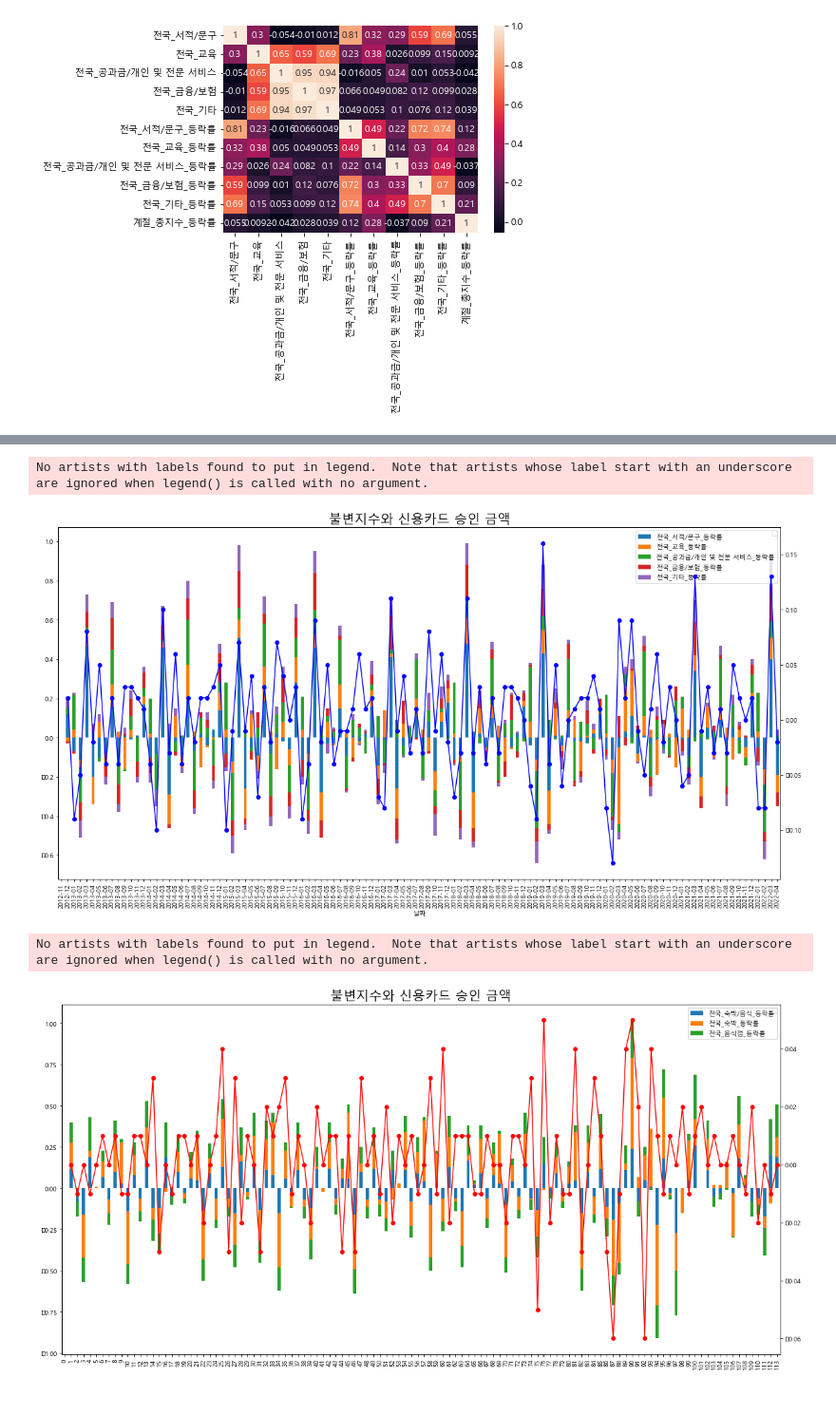
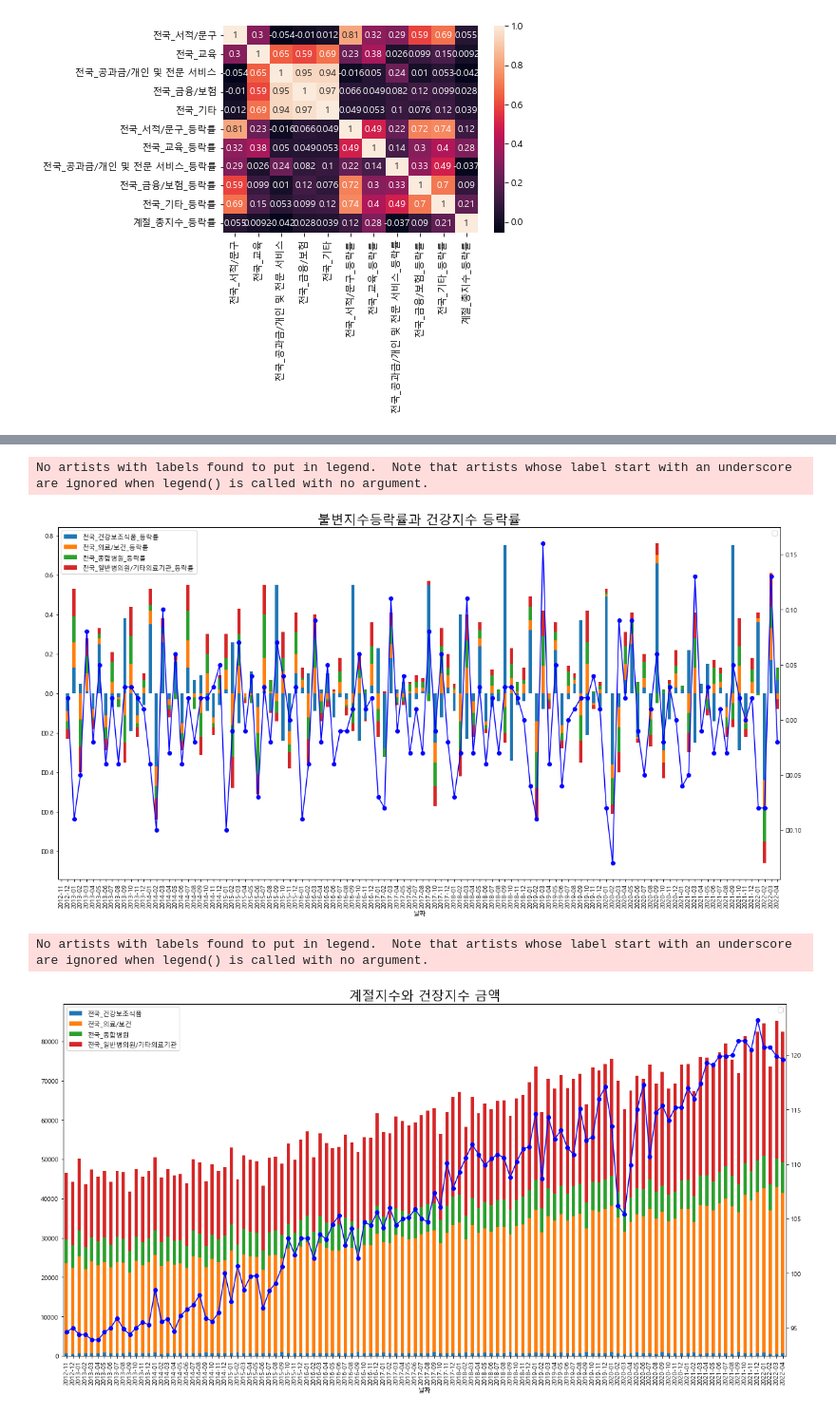
Before and after one commit to KJH3024/test, a Jupyter notebook: 프로젝트1/전국_카드.ipynb, the cells around one changed output, grey strips where cells are left out. Shown at 95% size. Cells and saved outputs as stored; diff of their text form; code cells hidden in the pictures.

```diff
--- a/프로젝트1/전국_카드.ipynb
+++ b/프로젝트1/전국_카드.ipynb
@@ -333,6 +336,11 @@ df_hospital_b.head()
 | 2 | 2013-01 | 624.08 | 24766.40 | 6535.50 | 18230.90 | 0.13 | 0.13 | 0.13 | ... |
 | 3 | 2013-02 | 656.89 | 21469.13 | 5601.15 | 15867.98 | 0.05 | -0.13 | -0.14 | ... |
 | 4 | 2013-03 | 661.44 | 23354.47 | 6094.44 | 17260.03 | 0.01 | 0.09 | 0.09 | ... |
+# %%
+df_hospital_b.set_index('날짜', inplace=True)
+df_hospital_b1.set_index('날짜', inplace=True)
+df_hospital_s.set_index('날짜', inplace=True)
+df_hospital_s1.set_index('날짜', inplace=True)
 # %%
 import pandas as pd
 import matplotlib.pyplot as plt
@@ -365,9 +373,9 @@ import matplotlib.pyplot as plt
 import numpy as np
 
 ####### 설정하기 ###
-title = "불변지수와 신용카드 승인 금액"
-left_ax = c[['전국_서적/문구_등락률','전국_교육_등락률','전국_공과금/개인 및 전문 서비스_등락률','전국_금융/보험_등락률','전국_기타_등락률']]
-right_ax = c['불변_총지수_등락률']
+title = "불변지수등락률과 건강지수 등락률"
+left_ax = df_hospital_b1[['전국_건강보조식품_등락률','전국_의료/보건_등락률','전국_종합병원_등락률','전국_일반병의원/기타의료기관_등락률']]
+right_ax = df_hospital_b1['불변_총지수_등락률']
 
 
 
@@ -384,30 +392,30 @@ plt.title(title, fontsize = 20)
 plt.show()
 # %% [output]
 No artists with labels found to put in legend.  Note that artists whose label start with an underscore are ignored when legend() is called with no argument.
-[figure, old version]
+[figure, new version]
 # %%
 import pandas as pd
 import matplotlib.pyplot as plt
 import numpy as np
 
 ####### 설정하기 ###
-title = "불변지수와 신용카드 승인 금액"
-left_ax = d[['전국_숙박/음식_등락률', '전국_숙박_등락률', '전국_음식점_등락률']]
-right_ax = d['계절_총지수_등락률']
+title = "계절지수와 건장지수 금액"
+left_ax = df_hospital_s[['전국_건강보조식품','전국_의료/보건','전국_종합병원','전국_일반병의원/기타의료기관']]
+right_ax = df_hospital_s['계절_총지수']
 
 
 
 fig, ax0 = plt.subplots(figsize = (20, 10))
 ax1 = ax0.twinx()
 plt.rc('font', family='Malgun Gothic')              # 한글 깨짐 오류 수정
 
 # 그래프 생성
 left_ax.plot(kind = 'bar', stacked = True, ax = ax0,)
 plt.legend(bbox_to_anchor=(1,1))
-right_ax.plot(kind ='line', secondary_y = True, ax = ax1,color='r',marker = 'o')
+right_ax.plot(kind ='line', secondary_y = True, ax = ax1,color='b',marker = 'o')
 
 plt.title(title, fontsize = 20)
 plt.show()
 # %% [output]
 No artists with labels found to put in legend.  Note that artists whose label start with an underscore are ignored when legend() is called with no argument.
-[figure, old version]
+[figure, new version]
```
Also changed, not shown: parts of 3 cells of this notebook.
